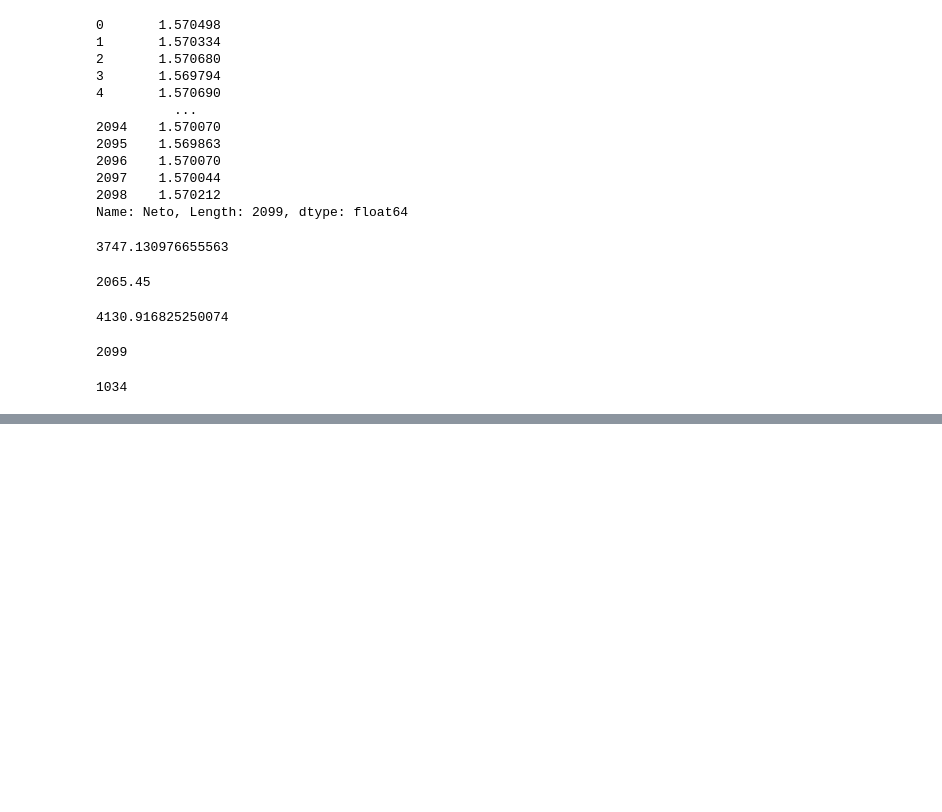
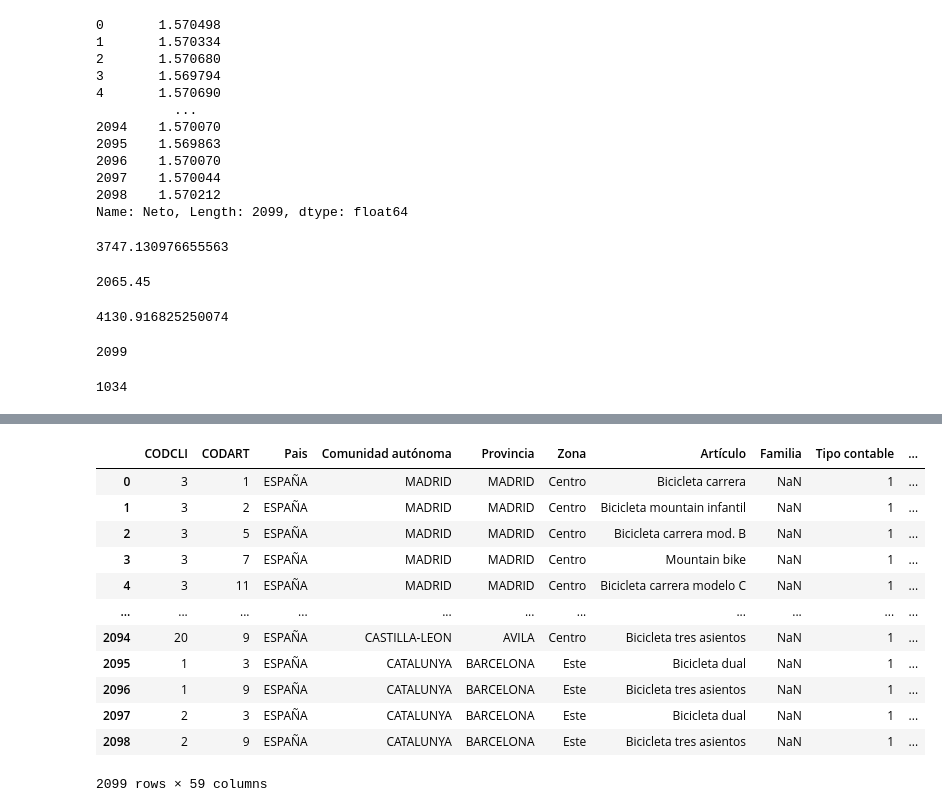
Before and after one commit to fabitaInes/big-team-project, a Jupyter notebook: functions_impl.ipynb, the cells around one changed output, grey strips where cells are left out. Cells and saved outputs as stored; diff of their text form; code cells hidden in the pictures; blank space fills up the shorter version.

```diff
--- a/functions_impl.ipynb
+++ b/functions_impl.ipynb
@@ -162,3 +317,17 @@ pbf.count_distinct_values('Neto')
 # %%
-#pbf.remove_columns(['Repesentante','Cliente'])
+pbf.remove_columns(['Repesentante','Cliente'])
+# %% [output]
+|  | CODCLI | CODART | Pais | Comunidad autónoma | Provincia | Zona | Artículo | Familia | Tipo contable | ... |
+| 0 | 3 | 1 | ESPAÑA | MADRID | MADRID | Centro | Bicicleta carrera | NaN | 1 | ... |
+| 1 | 3 | 2 | ESPAÑA | MADRID | MADRID | Centro | Bicicleta mountain infantil | NaN | 1 | ... |
+| 2 | 3 | 5 | ESPAÑA | MADRID | MADRID | Centro | Bicicleta carrera mod. B | NaN | 1 | ... |
+| 3 | 3 | 7 | ESPAÑA | MADRID | MADRID | Centro | Mountain bike | NaN | 1 | ... |
+| 4 | 3 | 11 | ESPAÑA | MADRID | MADRID | Centro | Bicicleta carrera modelo C | NaN | 1 | ... |
+| ... | ... | ... | ... | ... | ... | ... | ... | ... | ... | ... |
+| 2094 | 20 | 9 | ESPAÑA | CASTILLA-LEON | AVILA | Centro | Bicicleta tres asientos | NaN | 1 | ... |
+| 2095 | 1 | 3 | ESPAÑA | CATALUNYA | BARCELONA | Este | Bicicleta dual | NaN | 1 | ... |
+| 2096 | 1 | 9 | ESPAÑA | CATALUNYA | BARCELONA | Este | Bicicleta tres asientos | NaN | 1 | ... |
+| 2097 | 2 | 3 | ESPAÑA | CATALUNYA | BARCELONA | Este | Bicicleta dual | NaN | 1 | ... |
+| 2098 | 2 | 9 | ESPAÑA | CATALUNYA | BARCELONA | Este | Bicicleta tres asientos | NaN | 1 | ... |
+2099 rows × 59 columns
 # %%
```
Also changed, not shown: parts of 33 cells of this notebook, 1 other file.
